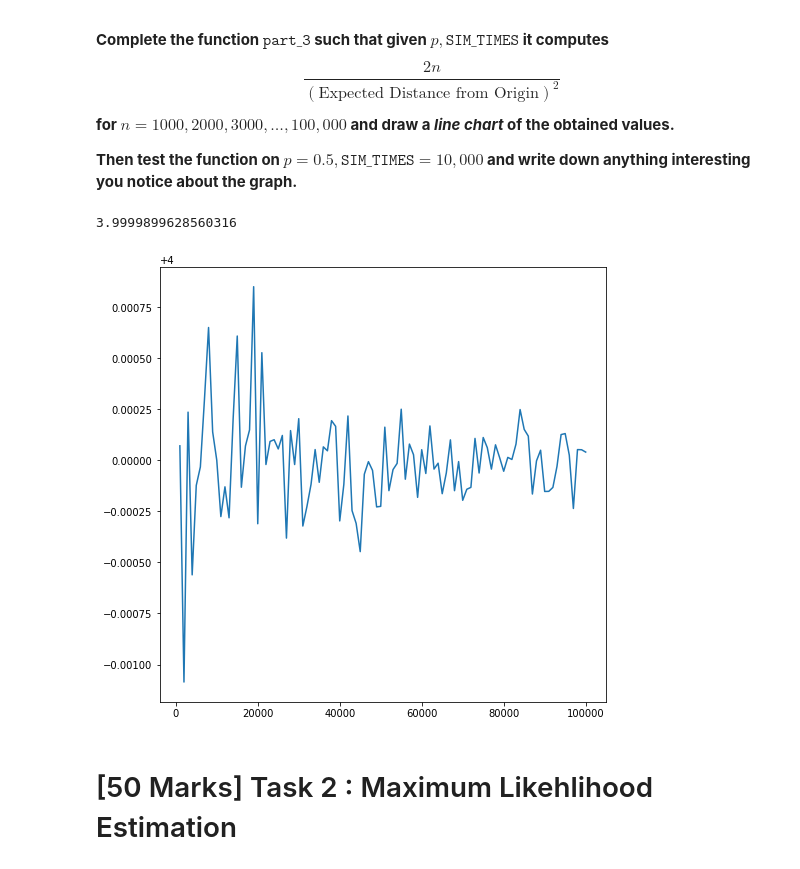
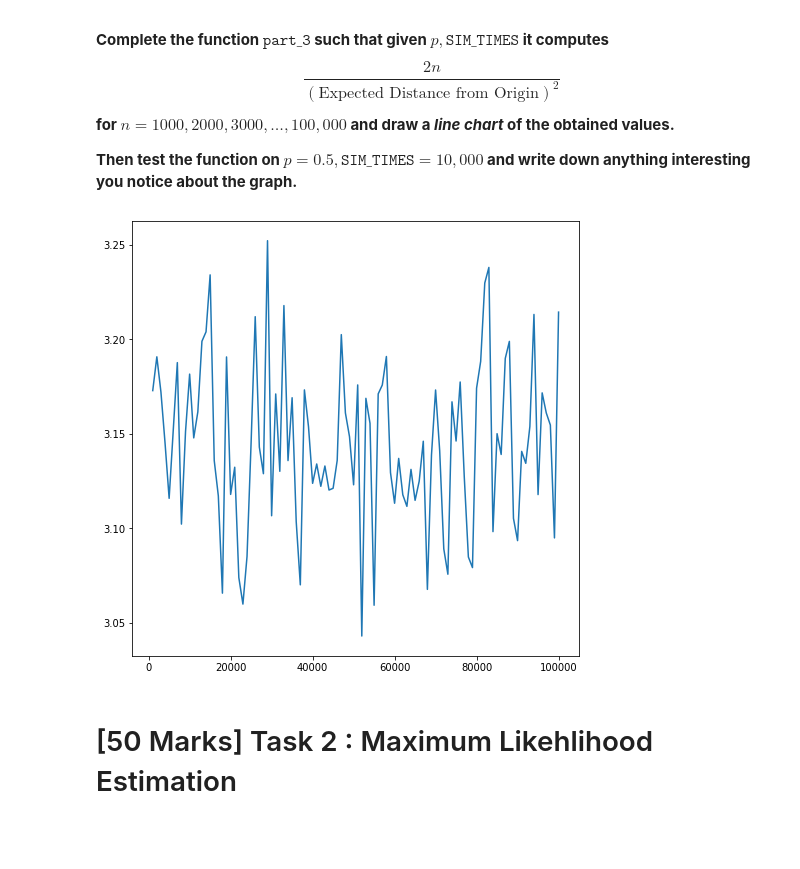
Before and after one commit to mj06879/Probability-and-Statistics-Projects, a Jupyter notebook: 2/Project_2_Student Version.ipynb, the cells around one changed output. Drawn from its saved outputs; the diff is of its cells as text; code cells hidden in the pictures; blank space fills up the shorter version.

```diff
--- a/2/Project_2_Student Version.ipynb
+++ b/2/Project_2_Student Version.ipynb
@@ -60,8 +60,7 @@ def random_walk(n: int, p: float, SIM_TIMES: int, show: bool = False):
     # TODO: Complete the function
     # compute the binomial random variable using the given parameters and the above defined function
 
-    X = np.random.binomial(n, p, SIM_TIMES)
-    binom_rand = X * 2 - n
+    binom_rand = np.random.binomial(n, p, SIM_TIMES) * 2 - n
 
     experiment = np.unique(binom_rand, return_counts=True)
 
@@ -75,21 +74,11 @@ def random_walk(n: int, p: float, SIM_TIMES: int, show: bool = False):
         plt.show()
 
     # return the mean
-    return np.mean(X)
+    return np.mean(np.abs(binom_rand))
 
 
 n = 1000
 SIM_TIMES = 100000
 E = lambda n, p: n * (2 * p - 1)
-# print(random_walk(n, 0.0, SIM_TIMES, True), E(n, 0.0))
-# print(random_walk(n, 0.1, SIM_TIMES, True), E(n, 0.1))
-# print(random_walk(n, 0.2, SIM_TIMES, True), E(n, 0.2))
-# print(random_walk(n, 0.3, SIM_TIMES, True), E(n, 0.3))
-# print(random_walk(n, 0.4, SIM_TIMES, True), E(n, 0.4))
 print(random_walk(n, 0.5, SIM_TIMES, True), E(n, 0.5))
-# print(random_walk(n, 0.6, SIM_TIMES, True), E(n, 0.6))
-# print(random_walk(n, 0.7, SIM_TIMES, True), E(n, 0.7))
-# print(random_walk(n, 0.8, SIM_TIMES, True), E(n, 0.8))
-# print(random_walk(n, 0.9, SIM_TIMES, True), E(n, 0.9))
-# print(random_walk(n, 1.0, SIM_TIMES, True), E(n, 1.0))
 # %% [output]
@@ -105,32 +94,24 @@ and draw a _line chart_ of the obtained values.**
 # %%
 def part_3(p: float, SIM_TIMES: int):
 
     n_values = np.array([n for n in range(1000, 100001, 1000)])
 
     random_walk_vecFunc = np.vectorize(random_walk, otypes=[float])
 
-    # edfo = np.array([random_walk_vecFunc(n_values, p, 100) for _ in range(SIM_TIMES)])
     edfo = random_walk_vecFunc(n_values, p, SIM_TIMES)
 
-    # edfo = np.mean(edfo, axis=0, dtype=float)
-    # print(edfo)
-    # denom = edfo
-    denom = np.abs(edfo)
-    # denom = np.power(edfo, 2)
+    edfo_sq = np.power(edfo, 2)
 
-    # print(denom)
+    ratio = (2 * n_values) / edfo_sq
 
-    ratio = (2 * n_values) / denom
-    print(np.mean(ratio))
     plt.figure(figsize=(8, 8))
     plt.plot(n_values, ratio)
     plt.show()
 
 
 part_3(0.5, 10000)
 # %% [output]
-3.9999899628560316
-[figure, old version]
+[figure, new version]
 # %% [markdown]
 # [50 Marks] Task 2 : Maximum Likehlihood Estimation
 # %% [markdown]
```
Also changed, not shown: parts of 15 cells of this notebook.
